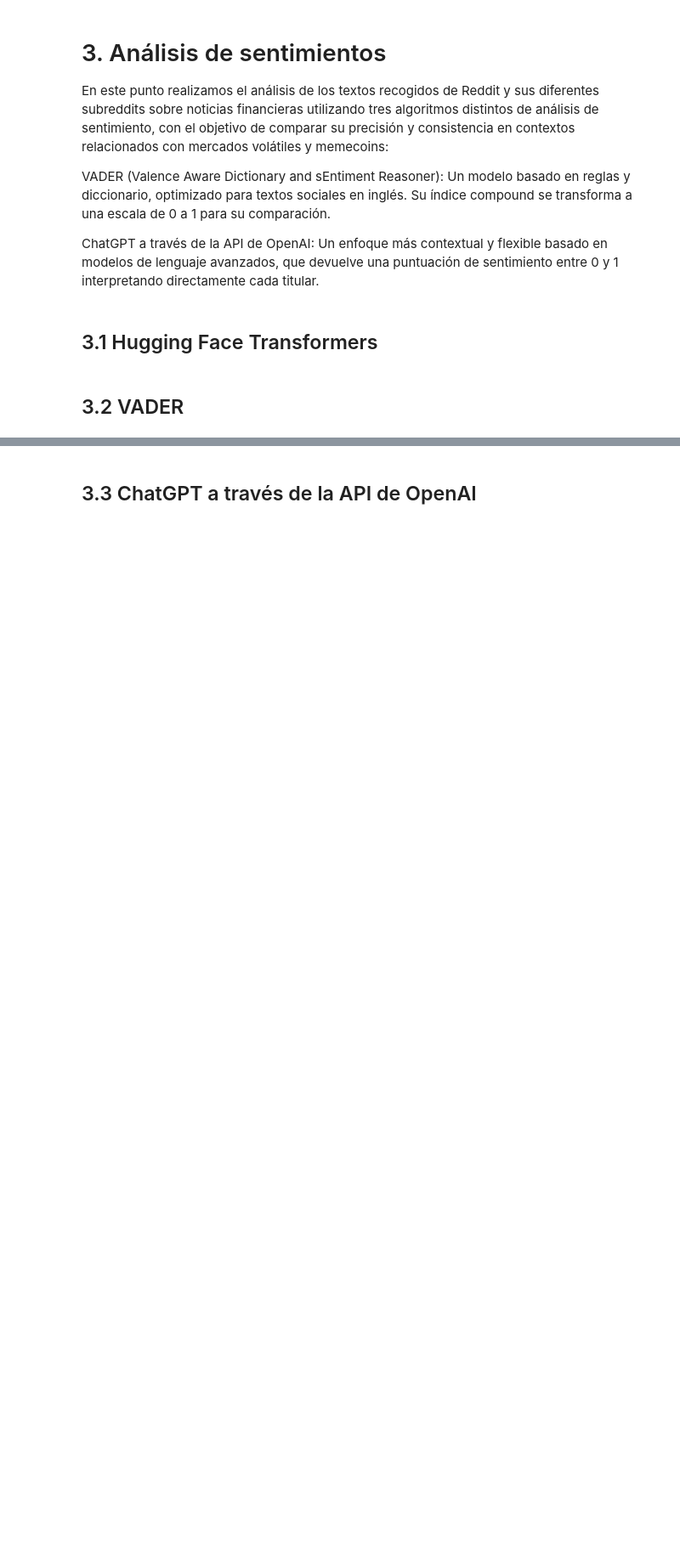
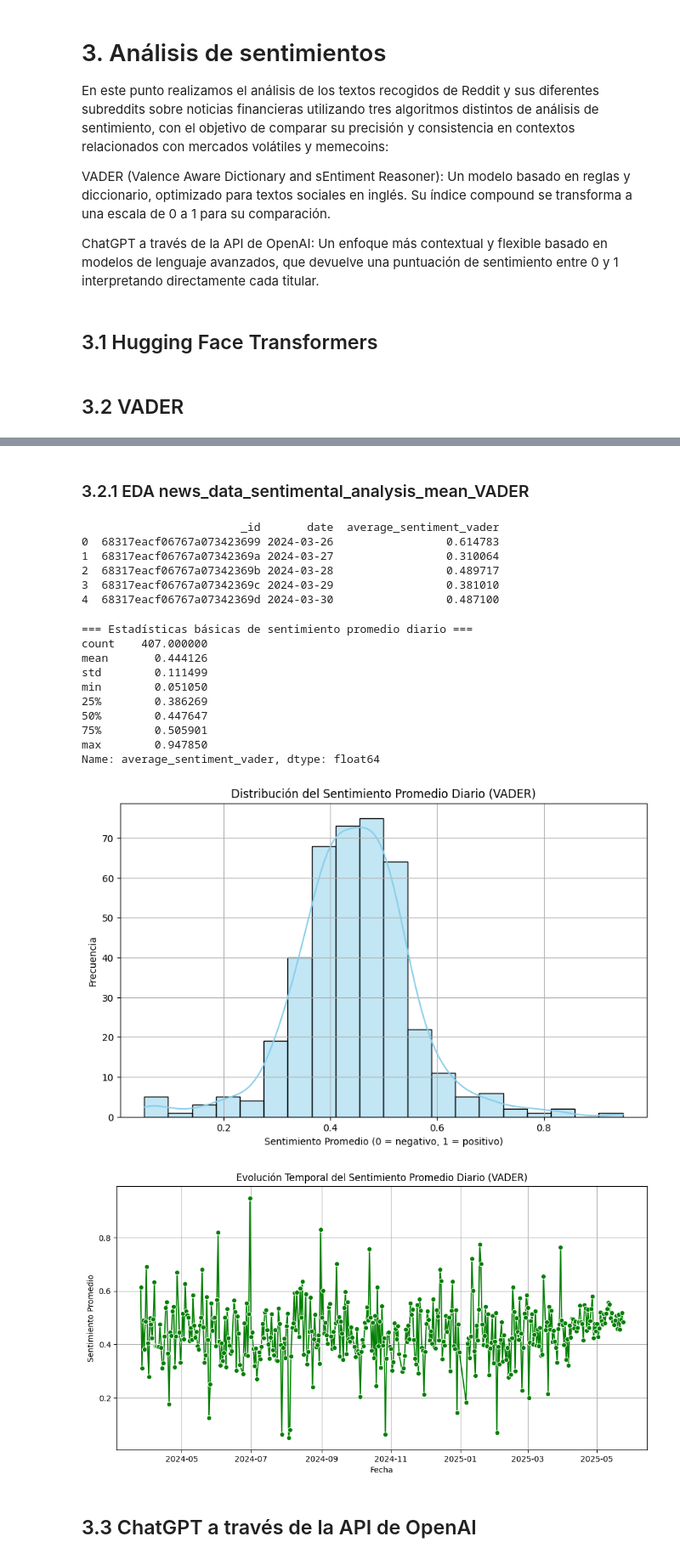
Before and after one commit to estebanolroberto/TFM_SERGIO-ROBERTO-UNIR, a Jupyter notebook: analysis/final_analysis.ipynb, the cells around one changed output, grey strips where cells are left out. Shown: that part at 85% size. Cells and saved outputs as stored; diff of their text form; code cells hidden in the pictures; blank space fills up the shorter version.

Commit message:
Se añade algoritmo de VADER funcionando conectado con MongoDB

```diff
--- a/analysis/final_analysis.ipynb
+++ b/analysis/final_analysis.ipynb
@@ -318,2 +380,59 @@ print("✅ Archivo 'noticias_sentimiento_promedio_vader.csv' guardado.")
+# %% [markdown]
+### 3.2.1 EDA news_data_sentimental_analysis_mean_VADER
+# %%
+# Cargar CSV
+
+collection_news_mean = db['news_data_sentimental_mean_VADER']
+
+# leer los datos y convertirlos a DataFrame
+data_news_mean = list(collection_news_mean.find())
+data_news_mean = pd.DataFrame(data_news_mean)
+# Verificar las primeras filas
+print(data_news_mean.head())
+# %% [output]
+                        _id       date  average_sentiment_vader
+0  68317eacf06767a073423699 2024-03-26                 0.614783
+1  68317eacf06767a07342369a 2024-03-27                 0.310064
+2  68317eacf06767a07342369b 2024-03-28                 0.489717
+3  68317eacf06767a07342369c 2024-03-29                 0.381010
+4  68317eacf06767a07342369d 2024-03-30                 0.487100
+# %%
+# Asegúrate que la columna de fecha está en datetime
+data_news_mean['date'] = pd.to_datetime(data_news_mean['date'], errors='coerce', utc=True)
+
+# Estadísticas básicas
+print("=== Estadísticas básicas de sentimiento promedio diario ===")
+print(data_news_mean['average_sentiment_vader'].describe())
+
+# Histograma con KDE
+plt.figure(figsize=(10,6))
+sns.histplot(data_news_mean['average_sentiment_vader'], bins=20, kde=True, color='skyblue')
+plt.title('Distribución del Sentimiento Promedio Diario (VADER)')
+plt.xlabel('Sentimiento Promedio (0 = negativo, 1 = positivo)')
+plt.ylabel('Frecuencia')
+plt.grid(True)
+plt.show()
+
+# Gráfico de evolución temporal
+plt.figure(figsize=(12,6))
+sns.lineplot(data=data_news_mean, x='date', y='average_sentiment_vader', marker='o', color='green')
+plt.title('Evolución Temporal del Sentimiento Promedio Diario (VADER)')
+plt.xlabel('Fecha')
+plt.ylabel('Sentimiento Promedio')
+plt.grid(True)
+plt.show()
+# %% [output]
+=== Estadísticas básicas de sentimiento promedio diario ===
+count    407.000000
+mean       0.444126
+std        0.111499
+min        0.051050
+25%        0.386269
+50%        0.447647
+75%        0.505901
+max        0.947850
+Name: average_sentiment_vader, dtype: float64
+[figure, added]
+[figure, added]
 # %% [markdown]
 ## 3.3 ChatGPT a través de la API de OpenAI
```
Also changed, not shown: parts of 8 cells of this notebook, 2 other files.
